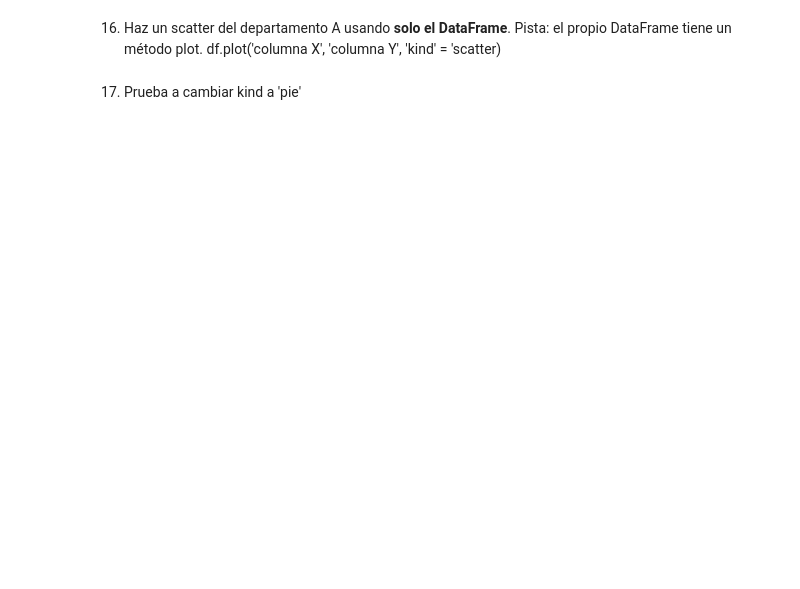
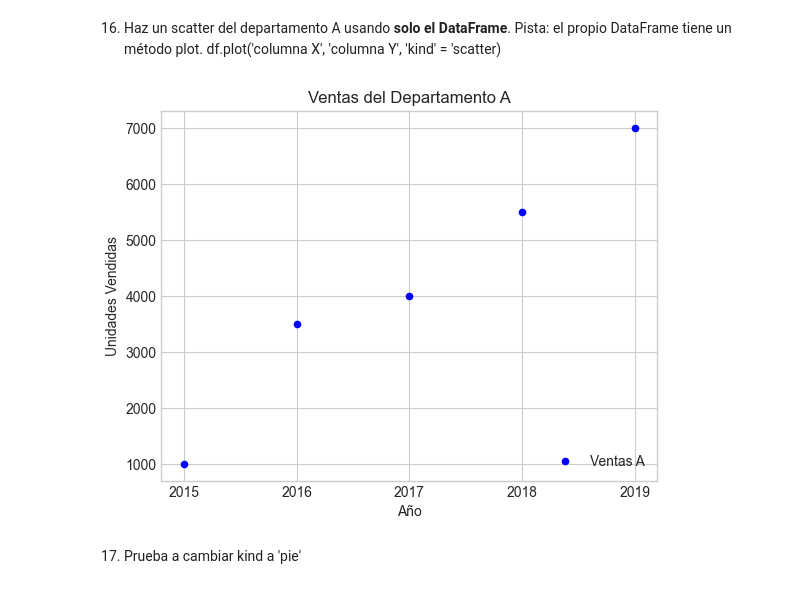
Before and after one commit to NaiSaratxaga/2503_dsft_thebridge_naiara, a Jupyter notebook: 2-Data_Analysis/6-Visualización/1-Matplotlib/ejercicios/ejercicios_Matplotlib.ipynb, the cells around one changed output. Saved outputs shown, nothing was run; the diff lists cells and outputs as text; code cells hidden in the pictures; blank space fills up the shorter version.

```diff
--- a/2-Data_Analysis/6-Visualización/1-Matplotlib/ejercicios/ejercicios_Matplotlib.ipynb
+++ b/2-Data_Analysis/6-Visualización/1-Matplotlib/ejercicios/ejercicios_Matplotlib.ipynb
@@ -472,5 +529,24 @@ OSError: 'seaborn-white' is not a valid package style, path of style file, URL o
 16. Haz un scatter del departamento A usando __solo el DataFrame__.
 Pista: el propio DataFrame tiene un método plot.
 df.plot('columna X', 'columna Y', 'kind' = 'scatter)
+# %%
+# Crear el scatter plot desde el DataFrame con una etiqueta para la leyenda
+ax = df.plot(x='Year', y='Sold_items_A', kind='scatter', color='blue', label="Ventas A")
+
+# Forzar que solo se muestren los años exactos en el eje X
+plt.xticks(df['Year'])
+
+# Añadir título y etiquetas
+plt.title("Ventas del Departamento A")
+plt.xlabel("Año")
+plt.ylabel("Unidades Vendidas")
+
+# Mostrar la leyenda en la esquina inferior derecha
+plt.legend(loc="lower right")
+
+# Mostrar el gráfico
+plt.show()
+# %% [output]
+[figure, added]
 # %% [markdown]
 17. Prueba a cambiar kind a 'pie'
```
Also changed, not shown: parts of 19 cells of this notebook.
